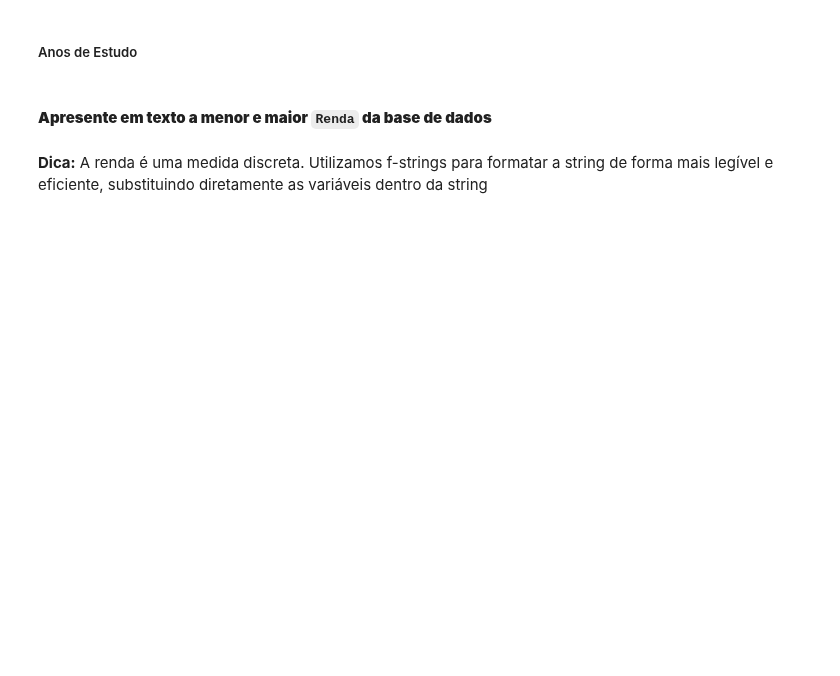
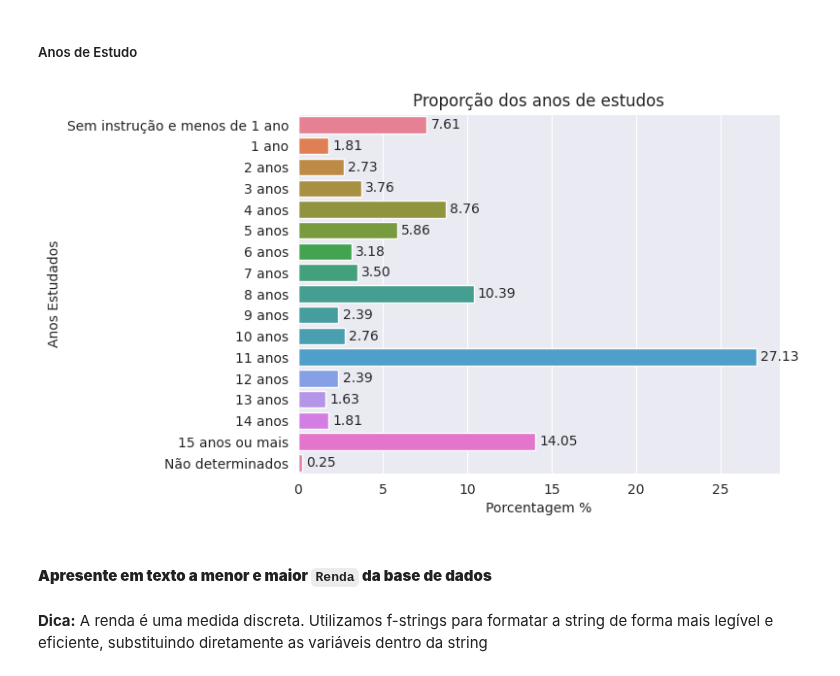
Before and after one commit to JhonCostaDev/oracle_one_alura, a Jupyter notebook: estatistica_ML/reload_desafios.ipynb, the cells around one changed output. Saved outputs shown, nothing was run; the diff lists cells and outputs as text; code cells hidden in the pictures; blank space fills up the shorter version.

```diff
--- a/estatistica_ML/reload_desafios.ipynb
+++ b/estatistica_ML/reload_desafios.ipynb
@@ -247,5 +279,31 @@ plt.show()
 # %% [markdown]
 ##### Anos de Estudo
+# %%
+# Crio uma lista com os valores ordenados
+valores_ordenados = sorted(dados.anos_estudos.unique())
+
+# Passando os dados para o pd.Categorical
+dados.anos_estudos = pd.Categorical(
+    dados.anos_estudos,
+    categories=valores_ordenados,
+    ordered=True
+)
+# %%
+dados.anos_estudos= dados.anos_estudos.map(anos_de_estudo)
+# %%
+div_anos_estudos = dados.anos_estudos.value_counts(normalize=True).mul(100).round(2).reset_index(name='porcentagem')
+
+ax = sns.barplot(data=div_anos_estudos, x='porcentagem', y='anos_estudos',hue='anos_estudos')
+
+for container in ax.containers:
+    ax.bar_label(container=container, fmt='%.2f', label_type='edge', padding=3)
+
+ax.set_title("Proporção dos anos de estudos")
+ax.set_xlabel("Porcentagem %")
+ax.set_ylabel("Anos Estudados")
+plt.show()
+# %% [output]
+[figure, added]
 # %% [markdown]
 #### **Apresente em texto a menor e maior `Renda` da base de dados**
 # %% [markdown]
```
Also changed, not shown: parts of 5 cells of this notebook, 3 other files.
